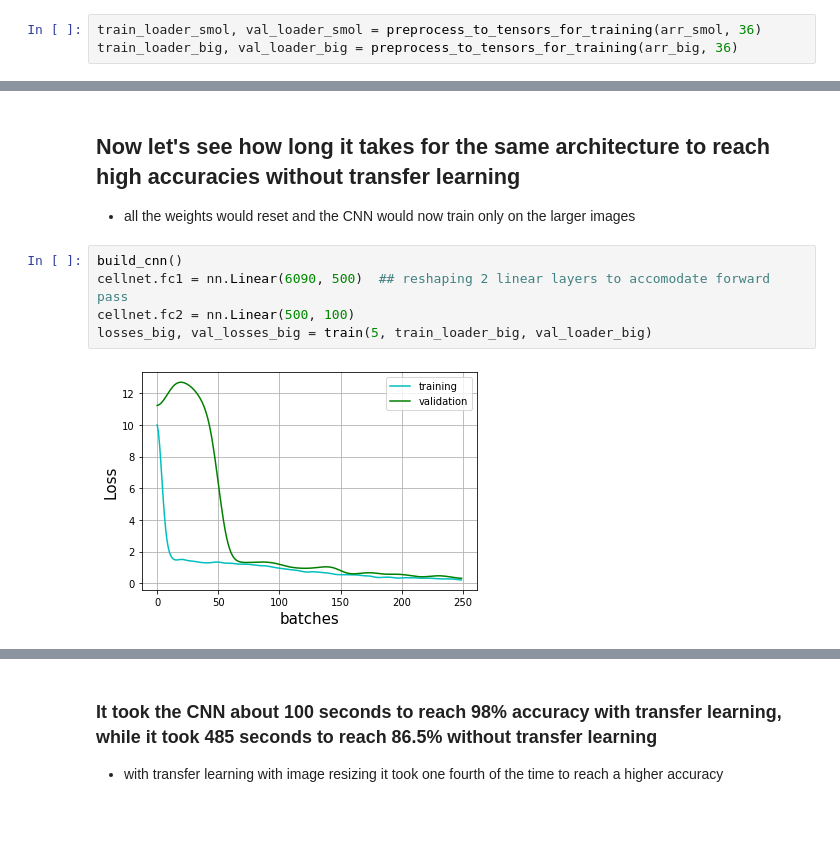
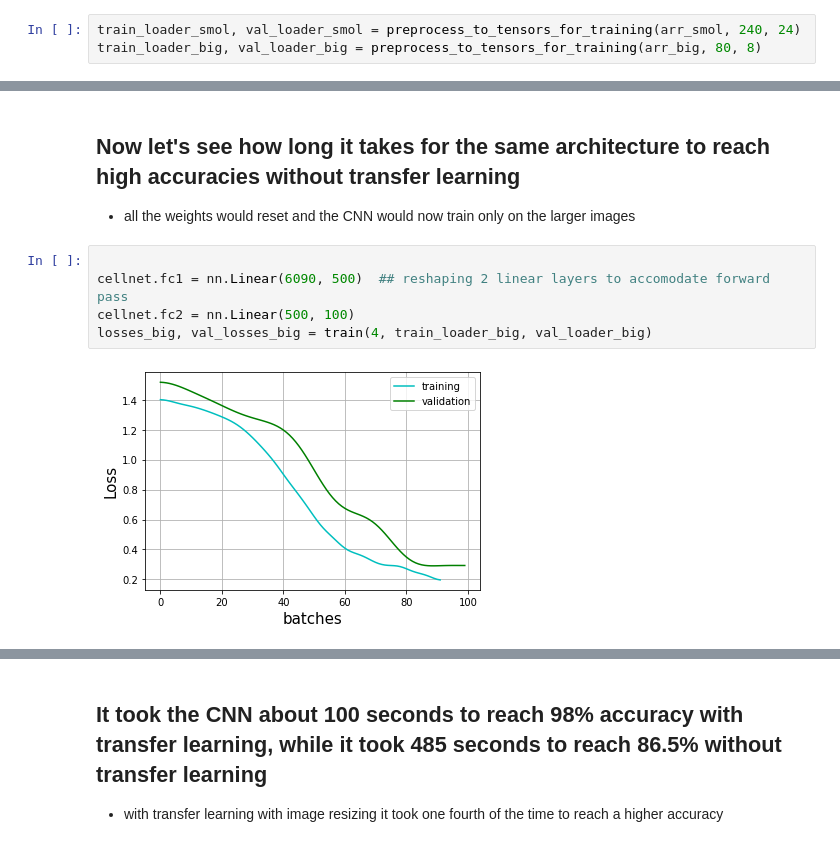
Before and after one commit to Mayukhdeb/adventures-with-augmentation, a Jupyter notebook: c_elegans_lifecycle.ipynb, the cells around one changed output, grey strips where cells are left out. Saved outputs shown, nothing was run; the diff lists cells and outputs as text; blank space fills up the shorter version.

```diff
--- a/c_elegans_lifecycle.ipynb
+++ b/c_elegans_lifecycle.ipynb
@@ -267,4 +306,4 @@ def preprocess_to_tensors_for_training(np_array, batch_size):
 # %%
-train_loader_smol, val_loader_smol = preprocess_to_tensors_for_training(arr_smol, 36)
-train_loader_big, val_loader_big = preprocess_to_tensors_for_training(arr_big, 36)
+train_loader_smol, val_loader_smol = preprocess_to_tensors_for_training(arr_smol, 240, 24)
+train_loader_big, val_loader_big = preprocess_to_tensors_for_training(arr_big, 80, 8)
 # %% [output]
@@ -464,9 +504,9 @@ plt.show()
 ## Now let's see how long it takes for the same architecture to reach high accuracies without transfer learning
 * all the weights would reset and the CNN would now train only on the larger images
 # %%
-build_cnn()
+
 cellnet.fc1 = nn.Linear(6090, 500)  ## reshaping 2 linear layers to accomodate forward pass
 cellnet.fc2 = nn.Linear(500, 100)
-losses_big, val_losses_big = train(5, train_loader_big, val_loader_big)
+losses_big, val_losses_big = train(4, train_loader_big, val_loader_big)
 # %% [output]
-[figure, old version]
+[figure, new version]
@@ -474,5 +514,5 @@ Time elapsed =  485.42653092  seconds
 # %% [markdown]
-### It took the CNN about 100 seconds to reach 98% accuracy with transfer learning, while it took 485 seconds to reach 86.5% without transfer learning
+## It took the CNN about 100 seconds to reach 98% accuracy with transfer learning, while it took 485 seconds to reach 86.5% without transfer learning
 * with transfer learning with image resizing it took one fourth of the time to reach a higher accuracy
 # %%
 print ("Accuracy = ", calculate_accuracy_on_validation_set(val_loader_big), "%")
```
Also changed, not shown: parts of 26 cells of this notebook, 2 other files.
